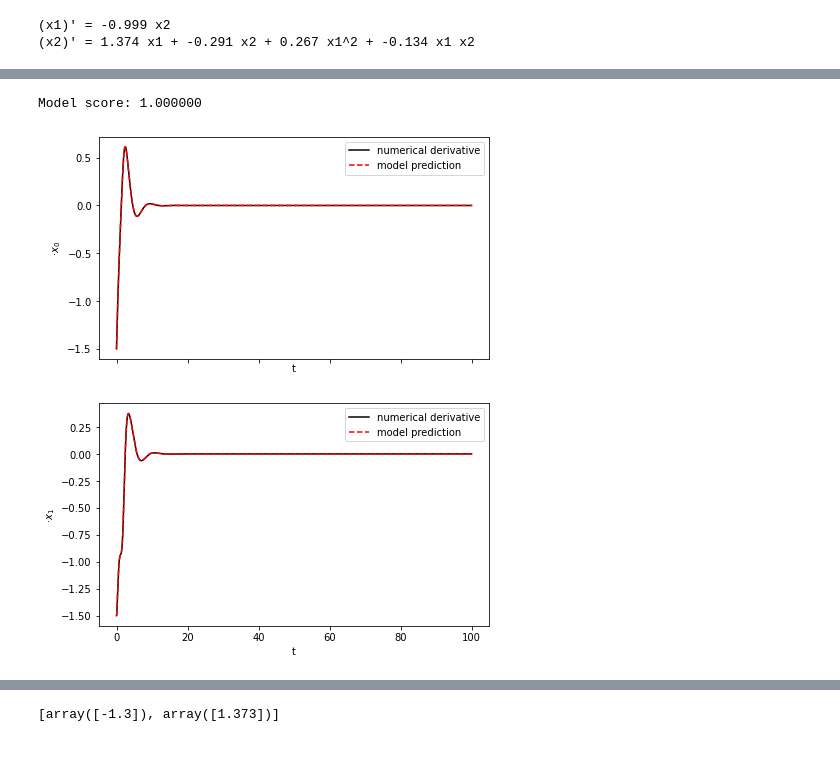
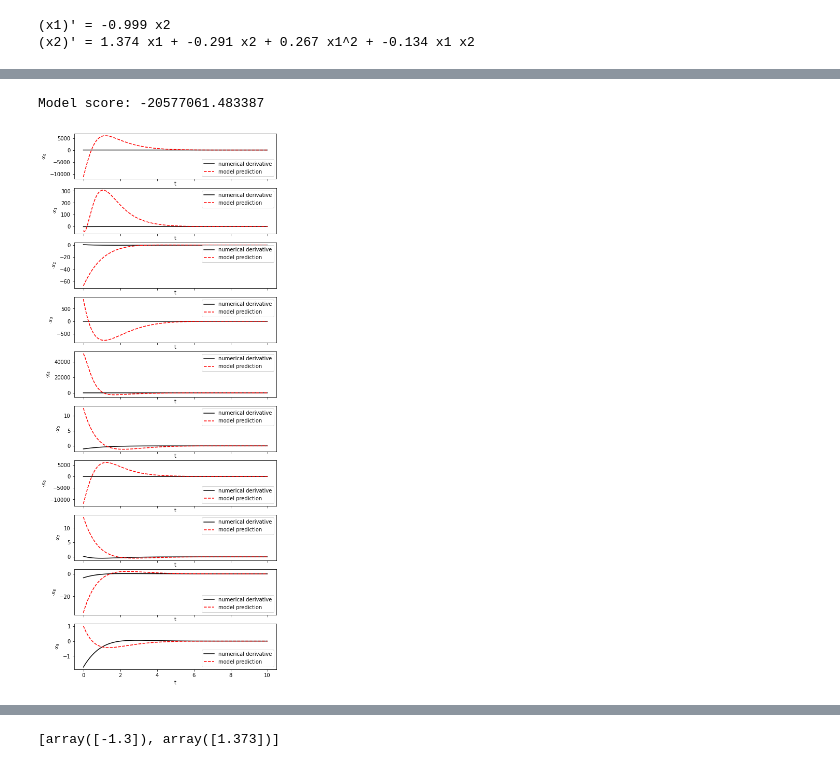
Before and after one commit to kyrxanthos/NN_dynamical_systems, a Jupyter notebook: find_DS.ipynb, the cells around one changed output, grey strips where cells are left out. Cells and saved outputs as stored; diff of their text form; code cells hidden in the pictures.

Commit message:
added functionality for multiple IC

```diff
--- a/find_DS.ipynb
+++ b/find_DS.ipynb
@@ -92,0 +132,23 @@ model.score(x_train, dt)
+# %%
+fourier_lib = ps.FourierLibrary(n_frequencies=1)
+poly_lib = ps.PolynomialLibrary(degree=3)
+identity_lib = ps.IdentityLibrary()
+
+tensor_lib =identity_lib + fourier_lib + poly_lib + fourier_lib*poly_lib
+# Instantiate and fit the SINDy model
+# lasso_optimizer = Lasso(alpha=0.0001, max_iter=2000, fit_intercept=False)
+diff_method = SmoothedFiniteDifference(smoother_kws={'window_length': 5})
+# threshold is the lambda
+opt = ps.optimizers.STLSQ(threshold=0.01, alpha = 0.1, max_iter=2000, normalize_columns=False, fit_intercept=False)
+lib = ps.PolynomialLibrary(degree=3).fit(x_train)
+# lib = tensor_lib.fit(x_train)
+# lib.get_feature_names()
+# %%
+model = ps.SINDy(optimizer=opt, feature_library=lib, differentiation_method=diff_method)
+model.fit(x_train, t=dt, multiple_trajectories=multiple)
+print('score: {}'.format(model.score(x_train, dt)))
+model.print()
+# %%
+fig, axs = plt.subplots(x_train.shape[1], 1, sharex=True, figsize=(7, 19))
+for i in range(x_train.shape[1]):
+    axs[i].plot(x_train[:,i])
@@ -93,32 +157,33 @@ model.score(x_train, dt)
 # %%
 # Evolve the Lorenz equations in time using a different initial condition
-t_test = np.arange(0, 100, dt)
-x0_test = np.array([0, 1.5])
+t_test = np.arange(0, 10, dt)
+# x0_test = np.array([0, 0.5])
+x0_test = np.array([1, 1, 0, 1, 1, 1, 0, 1, 1, 1])
 t_test_span = (t_test[0], t_test[-1])
-x_test = solve_ivp(van_der_pol, t_test_span, x0_test,
+x_test = solve_ivp(vf, t_test_span, x0_test,
                    t_eval=t_test, **integrator_keywords).y.T
 # Compare SINDy-predicted derivatives with finite difference derivatives
 print('Model score: %f' % model.score(x_test, t=dt))
 # %% [output]
-Model score: 1.000000
+Model score: -20577061.483387
 # %%
 # Predict derivatives using the learned model
 x_dot_test_predicted = model.predict(x_test)
 
 # Compute derivatives with a finite difference method, for comparison
 x_dot_test_computed = model.differentiate(x_test, t=dt)
 
-fig, axs = plt.subplots(x_test.shape[1], 1, sharex=True, figsize=(7, 9))
+fig, axs = plt.subplots(x_test.shape[1], 1, sharex=True, figsize=(7, 19))
 for i in range(x_test.shape[1]):
     axs[i].plot(t_test, x_dot_test_computed[:, i],
                 'k', label='numerical derivative')
     axs[i].plot(t_test, x_dot_test_predicted[:, i],
                 'r--', label='model prediction')
     axs[i].legend()
     axs[i].set(xlabel='t', ylabel='$\dot x_{}$'.format(i))
 # fig.show()
 # %% [output]
-[figure, old version]
+[figure, new version]
 # %%
 plt.plot(x_dot_test_computed[:,0], x_dot_test_computed[:,1])
 plt.plot(x_dot_test_predicted[:,0], x_dot_test_predicted[:,1])
```
Also changed, not shown: parts of 8 cells of this notebook, 35 other files.
